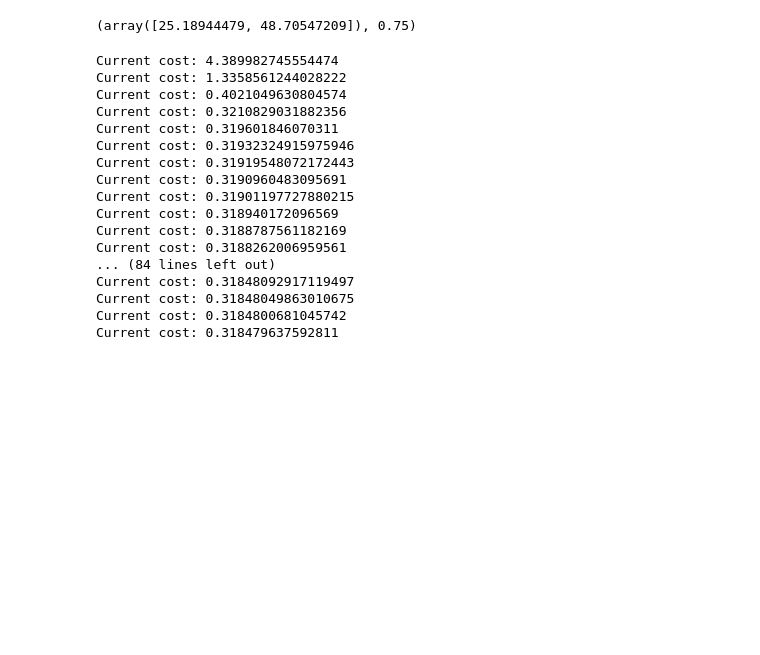
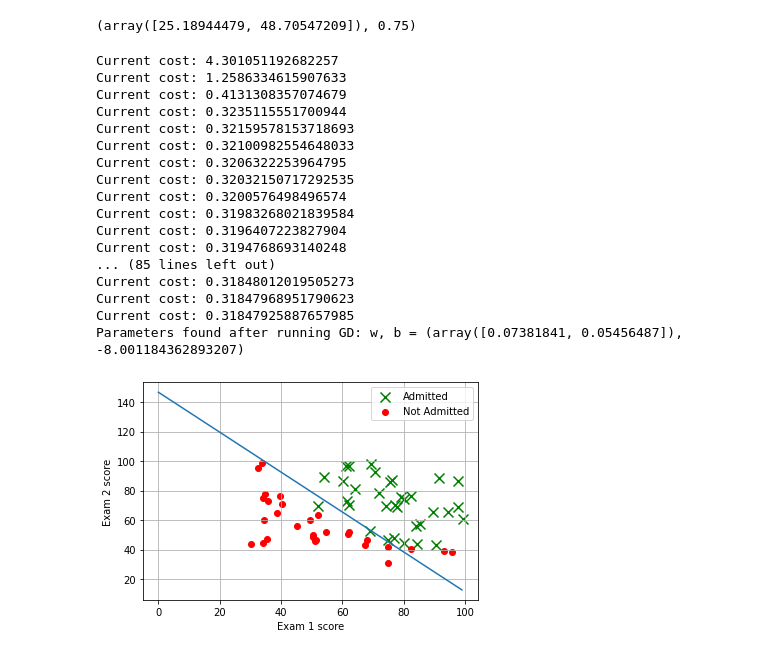
Before and after one commit to ammarlodhi255/supervised-learning-from-scratch, a Jupyter notebook: classification/logistic_regression_implementation.ipynb, the cells around one changed output. Drawn from its saved outputs; the diff is of its cells as text; code cells hidden in the pictures; blank space fills up the shorter version.

Commit message:
Plotting the decision boundary using the learned parameters

```diff
--- a/classification/logistic_regression_implementation.ipynb
+++ b/classification/logistic_regression_implementation.ipynb
@@ -192,25 +192,41 @@ def gradient_descent(X, y, w, b, lr, iterations):
         w, b, djdw, djdb = update_parameters(X, y, w, b, lr)
         dj_dw[i] = djdw; dj_db[i] = djdb; w_store[i] = w; b_store[i] = b
 
+    return w_store[-1], b_store[-1]
 
 initial_w = 0.01 * (np.random.rand(2).reshape(2,) - 0.5)
 initial_b = -8
-gradient_descent(X_train, y_train, initial_w, initial_b, 0.001, 100)
+w, b = gradient_descent(X_train, y_train, initial_w, initial_b, 0.001, 100)
+
+print(f'Parameters found after running GD: w, b = {w, b}')
 # %% [output]
-Current cost: 4.389982745554474
-Current cost: 1.3358561244028222
-Current cost: 0.4021049630804574
-Current cost: 0.3210829031882356
-Current cost: 0.319601846070311
-Current cost: 0.31932324915975946
-Current cost: 0.31919548072172443
-Current cost: 0.3190960483095691
-Current cost: 0.31901197727880215
-Current cost: 0.318940172096569
-Current cost: 0.3188787561182169
-Current cost: 0.3188262006959561
-... (84 lines left out)
-Current cost: 0.31848092917119497
-Current cost: 0.31848049863010675
-Current cost: 0.3184800681045742
-Current cost: 0.318479637592811
+Current cost: 4.301051192682257
+Current cost: 1.2586334615907633
+Current cost: 0.4131308357074679
+Current cost: 0.3235115551700944
+Current cost: 0.32159578153718693
+Current cost: 0.32100982554648033
+Current cost: 0.3206322253964795
+Current cost: 0.32032150717292535
+Current cost: 0.3200576498496574
+Current cost: 0.31983268021839584
+Current cost: 0.3196407223827904
+Current cost: 0.3194768693140248
+... (85 lines left out)
+Current cost: 0.31848012019505273
+Current cost: 0.31847968951790623
+Current cost: 0.31847925887657985
+Parameters found after running GD: w, b = (array([0.07381841, 0.05456487]), -8.001184362893207)
+# %%
+# Plotting the decision boundary using the learned parameters
+plt.plot(np.arange(100), -(w[0]/w[1]) * np.arange(100) - (b/w[1]))
+plt.scatter(postives_exam1, postives_exam2, c='g',
+            marker='x', s=100, label='Admitted')
+plt.scatter(negatives_exam1, negatives_exam2, c='r', label='Not Admitted')
+plt.xlabel('Exam 1 score')
+plt.ylabel('Exam 2 score')
+plt.grid()
+plt.legend()
+plt.show()
+# %% [output]
+[figure, added]
```
